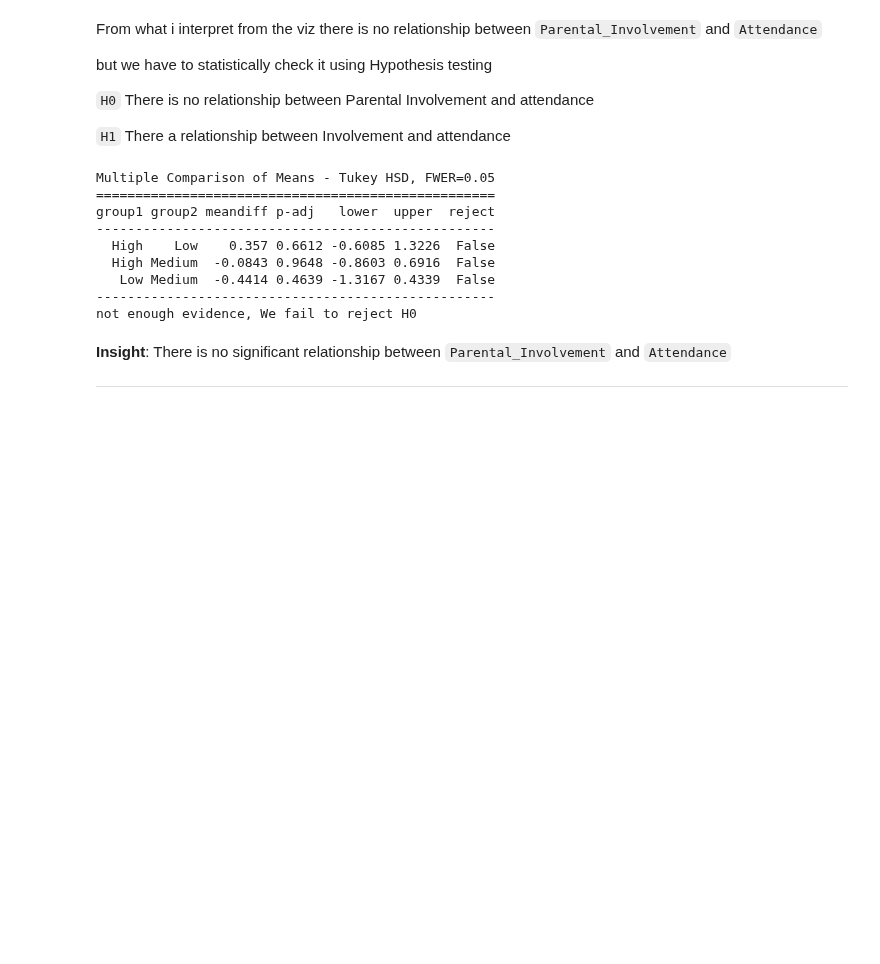
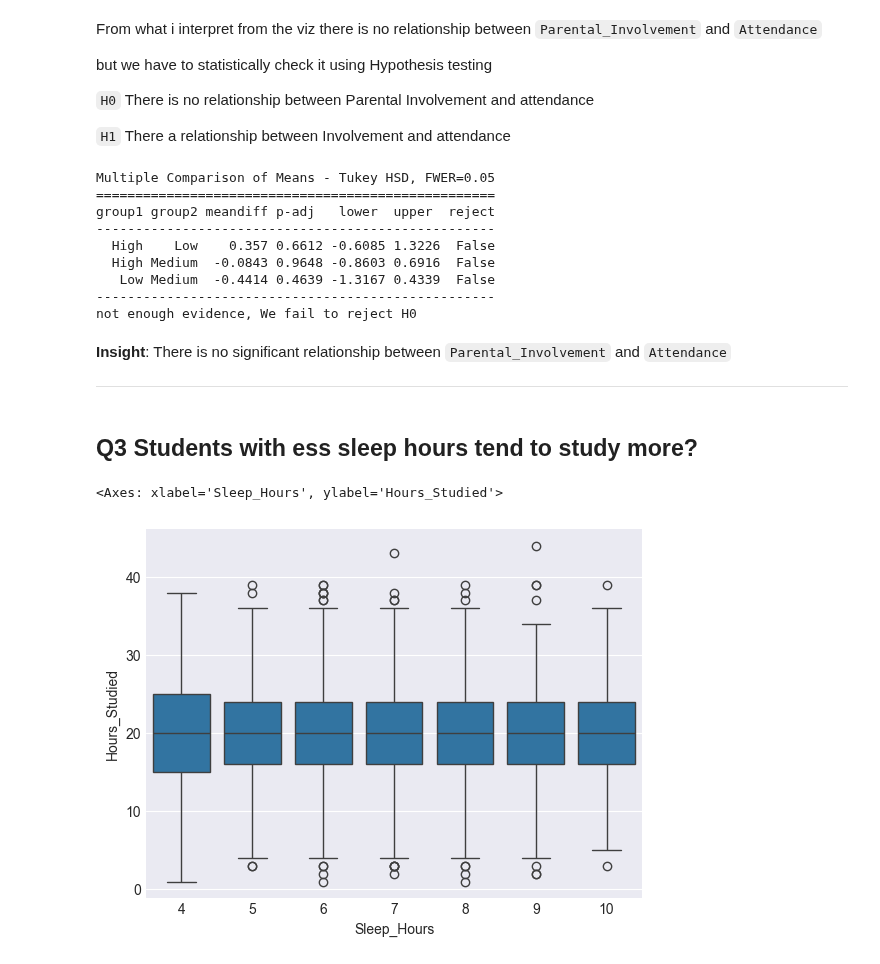
Before and after one commit to TurkiOmran/AAI, a Jupyter notebook: student/project/p2/notebooks/p2_students_exam.ipynb, the cells around one changed output. Cells and saved outputs as stored; diff of their text form; code cells hidden in the pictures; blank space fills up the shorter version.

Commit message:
C2 Project: p2_student_exam: Q3

```diff
--- a/student/project/p2/notebooks/p2_students_exam.ipynb
+++ b/student/project/p2/notebooks/p2_students_exam.ipynb
@@ -174,3 +176,10 @@ not enough evidence, We fail to reject H0
 **Insight**: There is no significant relationship between `Parental_Involvement` and `Attendance`
 
 ---
+# %% [markdown]
+## Q3 Students with ess sleep hours tend to study more?
+# %%
+sns.boxplot(data=df, x='Sleep_Hours', y='Hours_Studied')
+# %% [output]
+<Axes: xlabel='Sleep_Hours', ylabel='Hours_Studied'>
+[figure, added]
```
Also changed, not shown: parts of 4 cells of this notebook.
